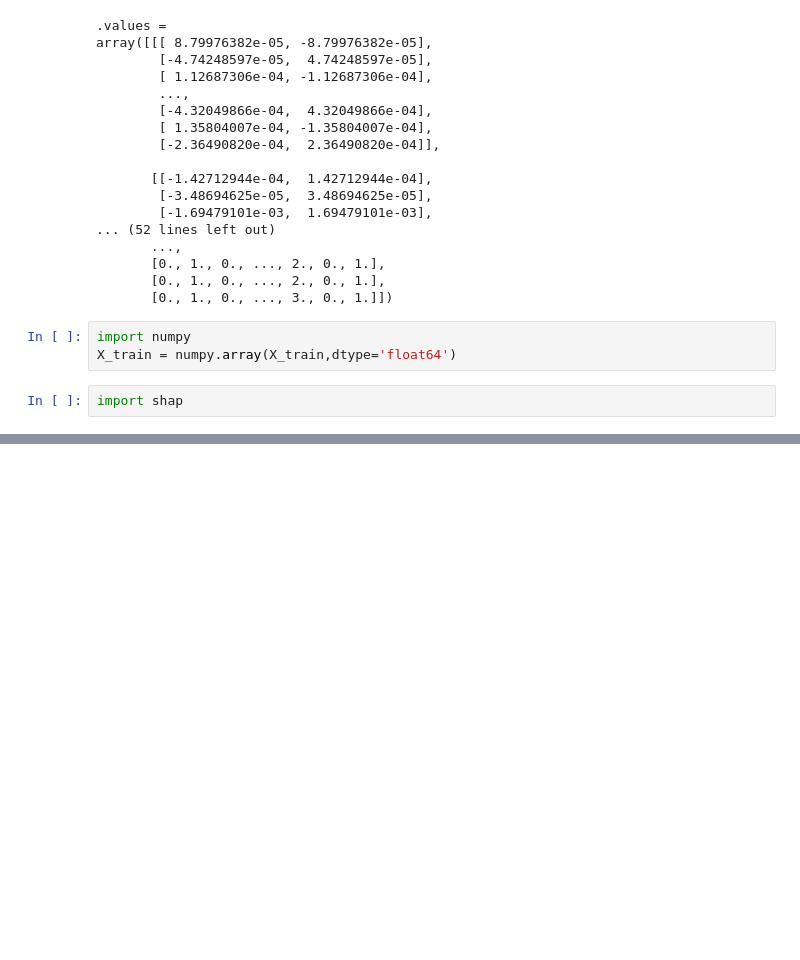
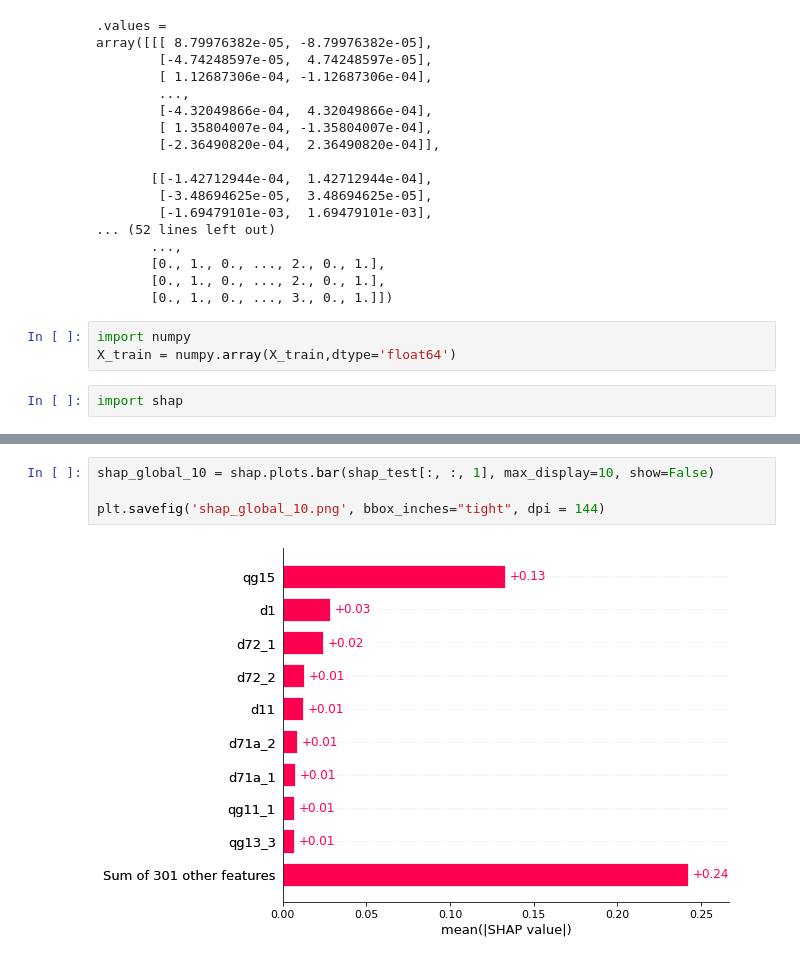
Before and after one commit to OskarKrafft/Machine-Learning-Project, a Jupyter notebook: notebooks/06_SHAP.ipynb, the cells around one changed output, grey strips where cells are left out. Saved outputs shown, nothing was run; the diff lists cells and outputs as text; blank space fills up the shorter version.

```diff
--- a/notebooks/06_SHAP.ipynb
+++ b/notebooks/06_SHAP.ipynb
@@ -202,0 +200,6 @@ shap.plots.bar(shap_test[:, :, 1], max_display=50)
+# %%
+shap_global_10 = shap.plots.bar(shap_test[:, :, 1], max_display=10, show=False)
+
+plt.savefig('shap_global_10.png', bbox_inches="tight", dpi = 144)
+# %% [output]
+[figure, added]
```
Also changed, not shown: parts of 14 cells of this notebook.
